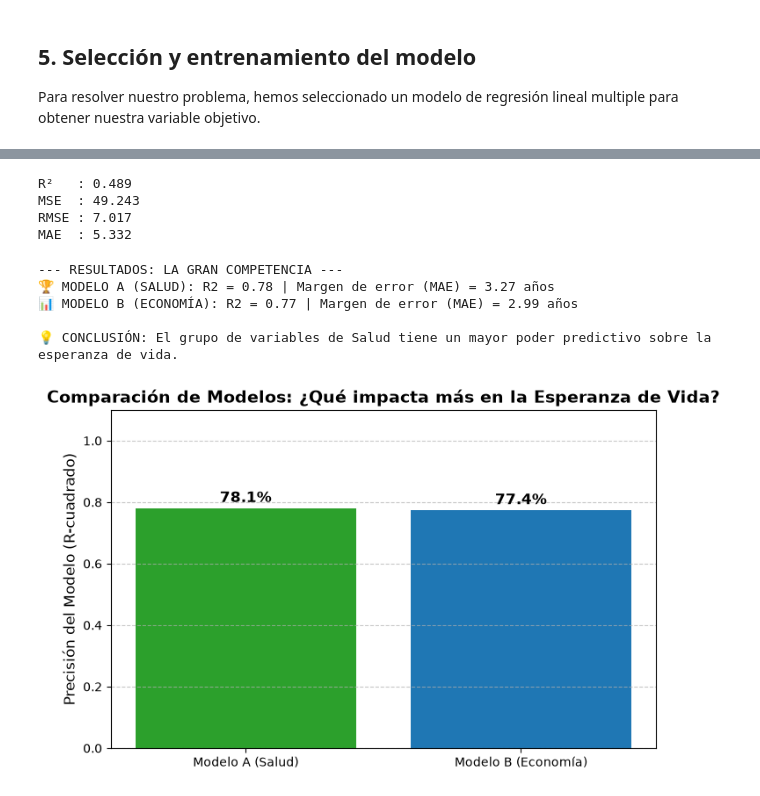
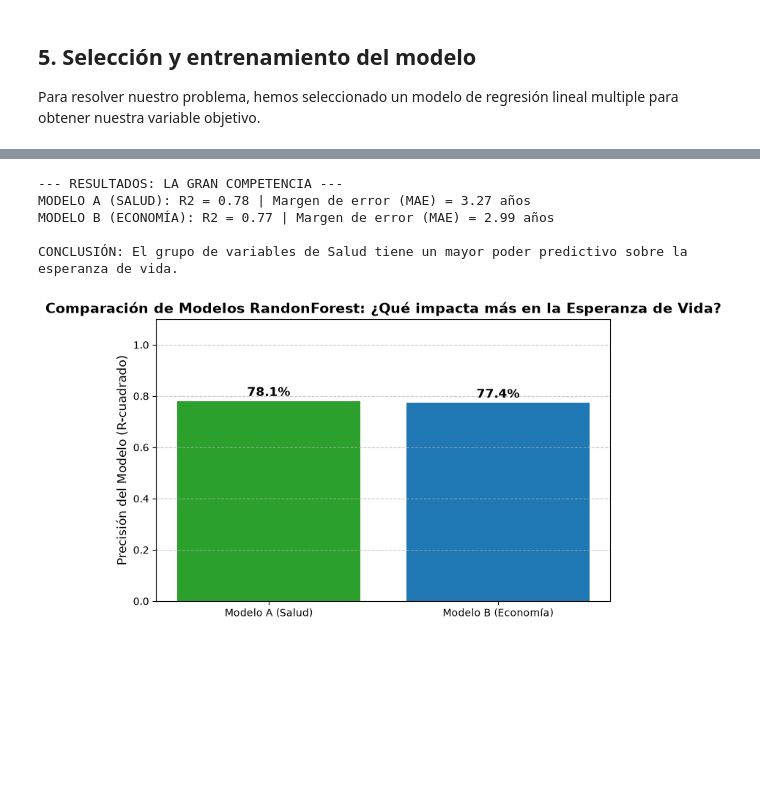
Before and after one commit to cburbano-usgp/grupo3_proyecto_aprendizaje_autom, a Jupyter notebook: Grupo3_proyecto.ipynb, the cells around one changed output, grey strips where cells are left out. Drawn from its saved outputs; the diff is of its cells as text; code cells hidden in the pictures; blank space fills up the shorter version.

Commit message:
Modelos de entrenamiento version 2

```diff
--- a/Grupo3_proyecto.ipynb
+++ b/Grupo3_proyecto.ipynb
@@ -265,15 +266,0 @@ from sklearn.metrics import (mean_squared_error, mean_absolute_error, r2_score,
-# %%
-features_salud = ['Year','BMI', 'Diphtheria', 'Polio', 'Alcohol']
-X = df_grupo_salud_dropna[features_salud]
-y = df_grupo_salud_dropna['Life expectancy']
-
-X_train, X_test, y_train, y_test = train_test_split(
-    X, y, test_size=0.25, random_state=42)
-
-modelo_lin = LinearRegression()
-modelo_lin.fit(X_train, y_train)
-
-print("Coeficientes (w):")
-for f, w in zip(features_salud, modelo_lin.coef_):
-    print(f"   {f:<14}: {w:.4f}")
-print(f"Intercepto (b): {modelo_lin.intercept_:.4f}")
@@ -288,26 +267,5 @@ Intercepto (b): -320.1142
-# %%
-y_pred = modelo_lin.predict(X_test)
-
-r2   = r2_score(y_test, y_pred)
-mse  = mean_squared_error(y_test, y_pred)
-rmse = np.sqrt(mse)
-mae  = mean_absolute_error(y_test, y_pred)
-
-print(f"R²   : {r2:.3f}")
-print(f"MSE  : {mse:.3f}")
-print(f"RMSE : {rmse:.3f}")
-print(f"MAE  : {mae:.3f}")
-# %% [output]
-R²   : 0.489
-MSE  : 49.243
-RMSE : 7.017
-MAE  : 5.332
 # %%
-# PASO 1: IMPORTAR LIBRERÍAS NECESARIAS
-from sklearn.ensemble import RandomForestRegressor
-from sklearn.metrics import mean_absolute_error, r2_score
-
-# PASO 2: PREPARAR LOS DATOS (Quitar columnas de texto y la variable a adivinar)
+# columnas que no necesitamos
 columnas_a_quitar = ['Country', 'Year', 'Status', 'Life expectancy']
 
 # Modelo A: Datos de Salud
@@ -318,54 +276,53 @@ y_salud = df_grupo_salud_dropna['Life expectancy']
 X_eco = df_grupo_socioeconomico_imputer.drop(columns=columnas_a_quitar)
 y_eco = df_grupo_socioeconomico_imputer['Life expectancy']
 
-# PASO 3: DIVIDIR LOS DATOS EN ESTUDIO (TRAIN) Y EXAMEN (TEST)
+# pruebas y testeo
 # Salud
 X_train_s, X_test_s, y_train_s, y_test_s = train_test_split(X_salud, y_salud, test_size=0.20, random_state=42)
 # Economía
 X_train_e, X_test_e, y_train_e, y_test_e = train_test_split(X_eco, y_eco, test_size=0.20, random_state=42)
 
-# PASO 4: ENTRENAR LOS DOS MODELOS (Nuestras 2 máquinas)
+# entrenamiento de los modelos
 modelo_salud = RandomForestRegressor(n_estimators=100, random_state=42)
 modelo_salud.fit(X_train_s, y_train_s)
 
 modelo_eco = RandomForestRegressor(n_estimators=100, random_state=42)
 modelo_eco.fit(X_train_e, y_train_e)
 
-# PASO 5: EVALUAR Y COMPARAR (El examen final)
+# evaluación de los modelos
 predicciones_salud = modelo_salud.predict(X_test_s)
 r2_salud = r2_score(y_test_s, predicciones_salud)
 mae_salud = mean_absolute_error(y_test_s, predicciones_salud)
 
 predicciones_eco = modelo_eco.predict(X_test_e)
 r2_eco = r2_score(y_test_e, predicciones_eco)
 mae_eco = mean_absolute_error(y_test_e, predicciones_eco)
 
 print("--- RESULTADOS: LA GRAN COMPETENCIA ---")
-print(f"🏆 MODELO A (SALUD): R2 = {r2_salud:.2f} | Margen de error (MAE) = {mae_salud:.2f} años")
-print(f"📊 MODELO B (ECONOMÍA): R2 = {r2_eco:.2f} | Margen de error (MAE) = {mae_eco:.2f} años")
+print(f"MODELO A (SALUD): R2 = {r2_salud:.2f} | Margen de error (MAE) = {mae_salud:.2f} años")
+print(f"MODELO B (ECONOMÍA): R2 = {r2_eco:.2f} | Margen de error (MAE) = {mae_eco:.2f} años")
 
 ganador = "Salud" if r2_salud > r2_eco else "Socioeconómico"
-print(f"\n💡 CONCLUSIÓN: El grupo de variables de {ganador} tiene un mayor poder predictivo sobre la esperanza de vida.")
+print(f"\nCONCLUSIÓN: El grupo de variables de {ganador} tiene un mayor poder predictivo sobre la esperanza de vida.")
 
-# PASO 6: VISUALIZACIÓN FINAL PARA LA SUSTENTACIÓN
 # Gráfico comparativo de los puntajes R-cuadrado
 plt.figure(figsize=(8, 5))
 barras = plt.bar(['Modelo A (Salud)', 'Modelo B (Economía)'], [r2_salud, r2_eco], color=['#2ca02c', '#1f77b4'])
 
 # Añadir los porcentajes encima de las barras
 for barra in barras:
     yval = barra.get_height()
     plt.text(barra.get_x() + barra.get_width()/2, yval + 0.02, f"{yval*100:.1f}%", ha='center', fontsize=12, fontweight='bold')
 
 plt.ylim(0, 1.1)
 plt.ylabel('Precisión del Modelo (R-cuadrado)', fontsize=12)
-plt.title('Comparación de Modelos: ¿Qué impacta más en la Esperanza de Vida?', fontsize=14, fontweight='bold')
+plt.title('Comparación de Modelos RandonForest: ¿Qué impacta más en la Esperanza de Vida?', fontsize=14, fontweight='bold')
 plt.grid(axis='y', linestyle='--', alpha=0.7)
 plt.show()
 # %% [output]
 --- RESULTADOS: LA GRAN COMPETENCIA ---
-🏆 MODELO A (SALUD): R2 = 0.78 | Margen de error (MAE) = 3.27 años
-📊 MODELO B (ECONOMÍA): R2 = 0.77 | Margen de error (MAE) = 2.99 años
+MODELO A (SALUD): R2 = 0.78 | Margen de error (MAE) = 3.27 años
+MODELO B (ECONOMÍA): R2 = 0.77 | Margen de error (MAE) = 2.99 años
 
-💡 CONCLUSIÓN: El grupo de variables de Salud tiene un mayor poder predictivo sobre la esperanza de vida.
+CONCLUSIÓN: El grupo de variables de Salud tiene un mayor poder predictivo sobre la esperanza de vida.
-[figure, old version]
+[figure, new version]
```
Also changed, not shown: parts of 3 cells of this notebook.
